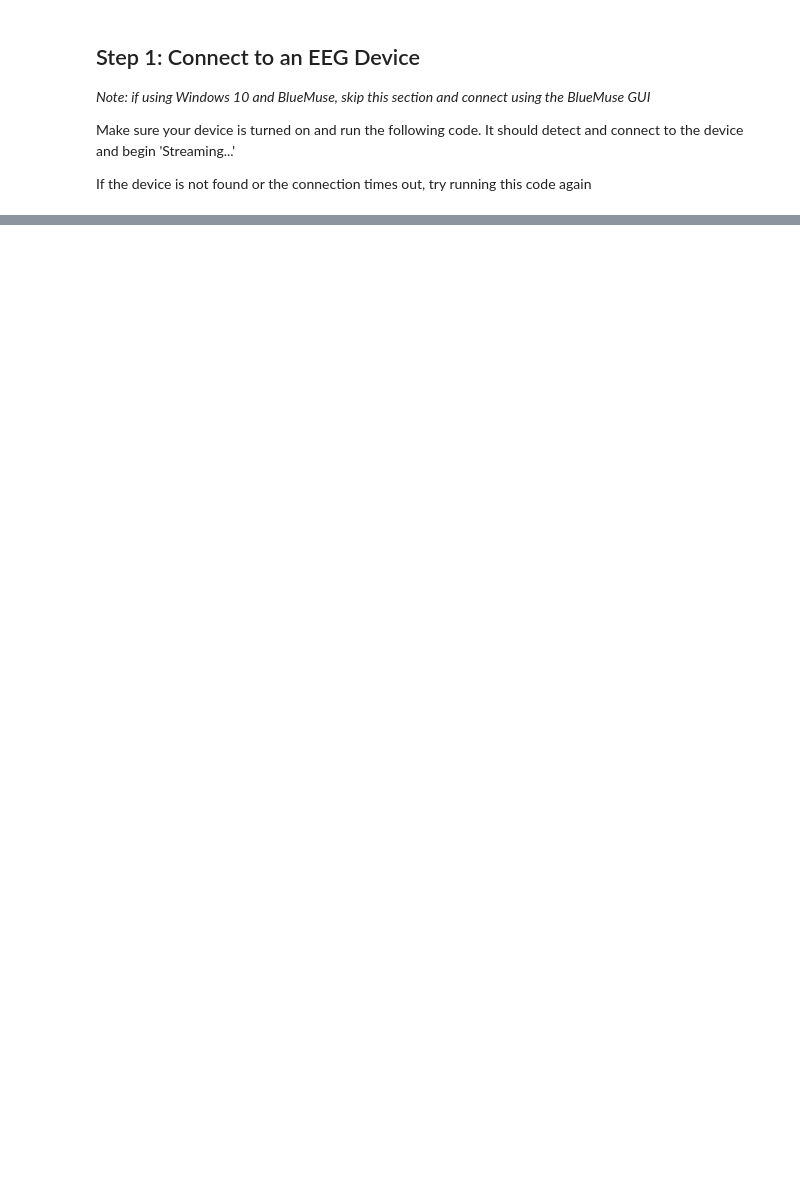
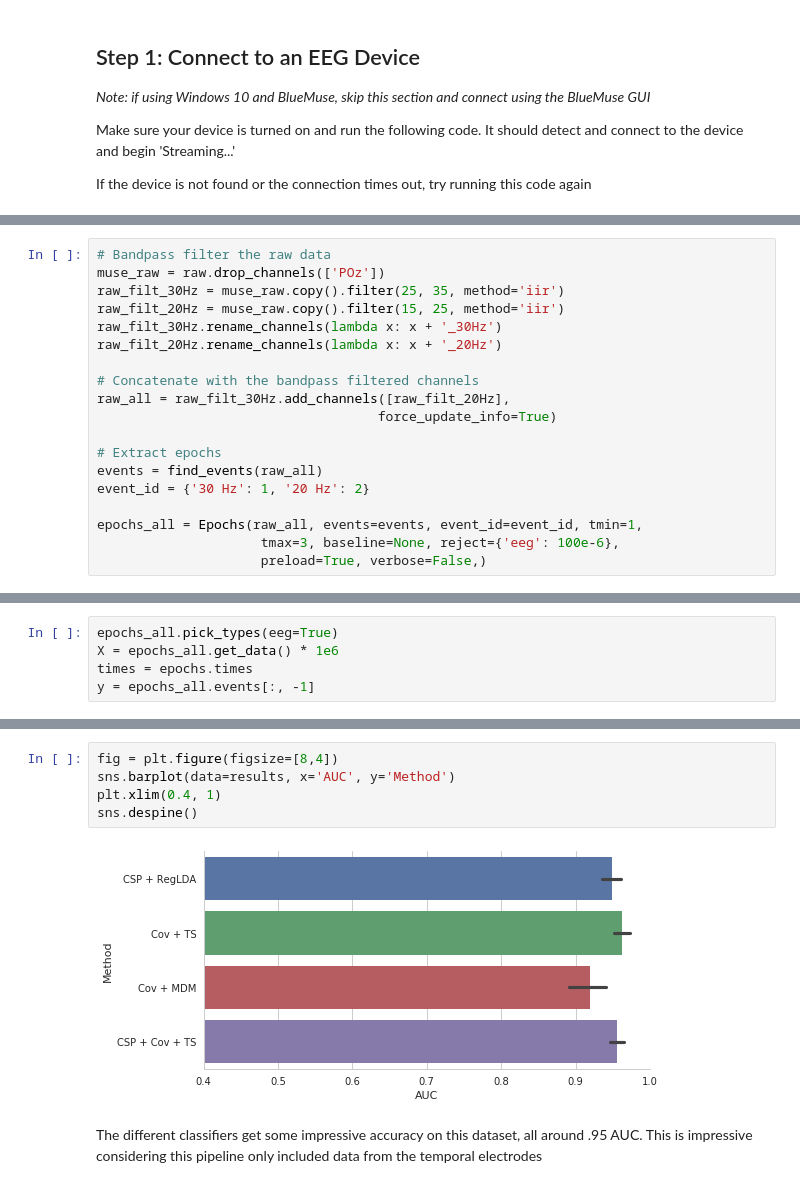
Before and after one commit to NeuroTechX/eeg-notebooks_v0.1, a Jupyter notebook: notebooks/SSVEP.ipynb, the cells around one changed output, grey strips where cells are left out. Drawn from its saved outputs; the diff is of its cells as text; blank space fills up the shorter version.

```diff
--- a/notebooks/SSVEP.ipynb
+++ b/notebooks/SSVEP.ipynb
@@ -206,0 +254,19 @@ fig, ax = utils.plot_conditions(epochs, conditions=conditions,
+# %%
+# Bandpass filter the raw data
+muse_raw = raw.drop_channels(['POz'])
+raw_filt_30Hz = muse_raw.copy().filter(25, 35, method='iir')
+raw_filt_20Hz = muse_raw.copy().filter(15, 25, method='iir')
+raw_filt_30Hz.rename_channels(lambda x: x + '_30Hz')
+raw_filt_20Hz.rename_channels(lambda x: x + '_20Hz')
+
+# Concatenate with the bandpass filtered channels
+raw_all = raw_filt_30Hz.add_channels([raw_filt_20Hz],
+                                    force_update_info=True)
+
+# Extract epochs
+events = find_events(raw_all)
+event_id = {'30 Hz': 1, '20 Hz': 2}
+
+epochs_all = Epochs(raw_all, events=events, event_id=event_id, tmin=1,
+                     tmax=3, baseline=None, reject={'eeg': 100e-6},
+                     preload=True, verbose=False,)
@@ -206,0 +291,5 @@ fig, ax = utils.plot_conditions(epochs, conditions=conditions,
+# %%
+epochs_all.pick_types(eeg=True)
+X = epochs_all.get_data() * 1e6
+times = epochs.times
+y = epochs_all.events[:, -1]
@@ -206,0 +359,9 @@ fig, ax = utils.plot_conditions(epochs, conditions=conditions,
+# %%
+fig = plt.figure(figsize=[8,4])
+sns.barplot(data=results, x='AUC', y='Method')
+plt.xlim(0.4, 1)
+sns.despine()
+# %% [output]
+[figure, added]
+# %% [markdown]
+The different classifiers get some impressive accuracy on this dataset, all around .95 AUC. This is impressive considering this pipeline only included data from the temporal electrodes
```
Also changed, not shown: parts of 40 cells of this notebook, 1 other file.
